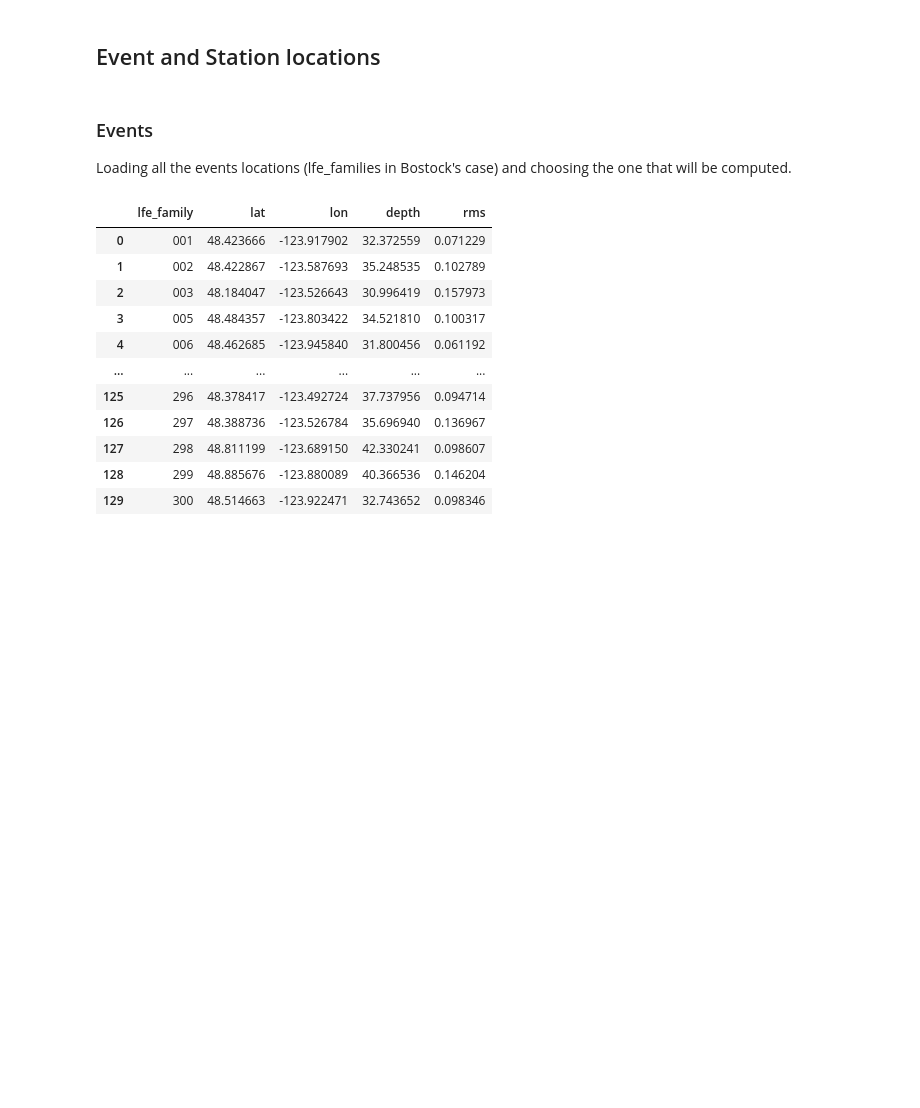
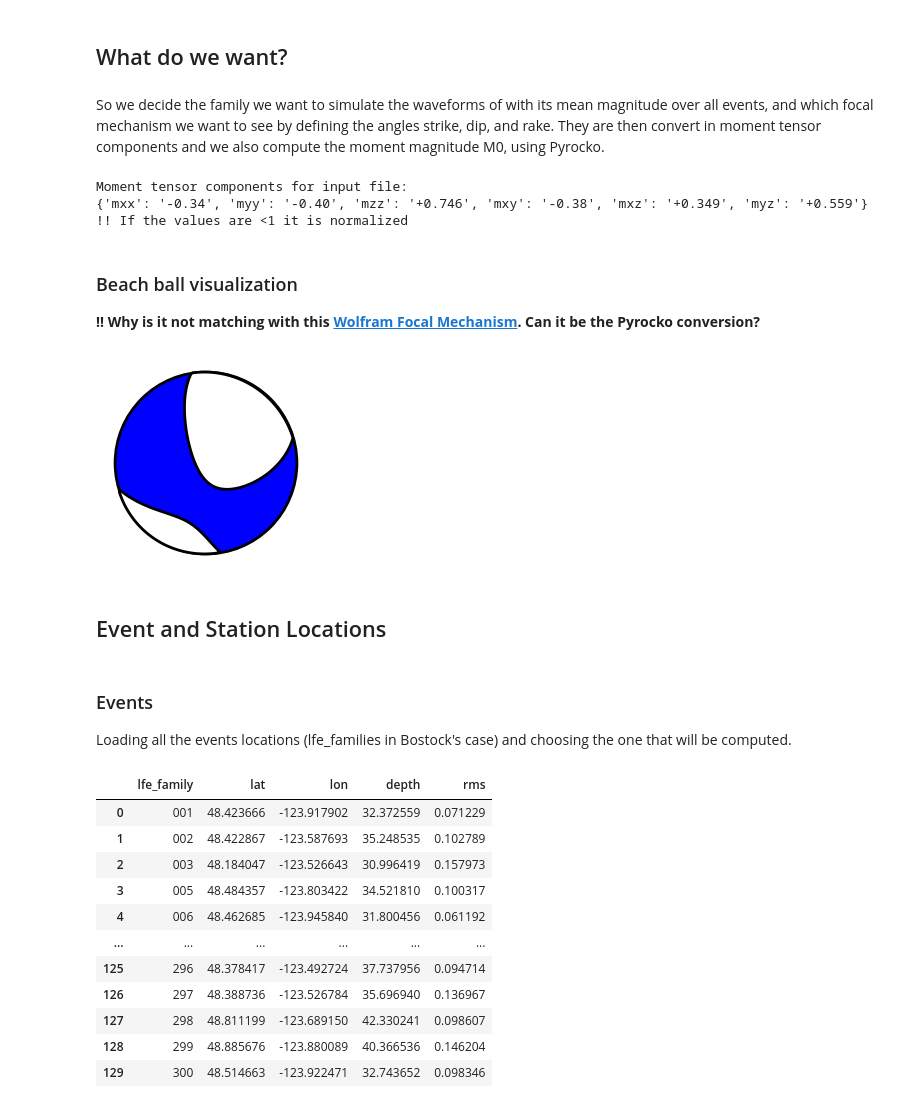
Before and after one commit to papinlois/sw4, a Jupyter notebook: project/ProblemSetup.ipynb, the cells around one changed output. Cells and saved outputs as stored; diff of their text form; code cells hidden in the pictures; blank space fills up the shorter version.

```diff
--- a/project/ProblemSetup.ipynb
+++ b/project/ProblemSetup.ipynb
@@ -31,3 +33,7 @@ use_velocity3D=True
 # output formats
 usgsformat=0 # 1 to output textfiles, 0 to sepress output
 sacformat=1 # 1 to output sac files, 0 to supress output
+# %% [markdown]
+## What do we want?
+# %% [markdown]
+So we decide the family we want to simulate the waveforms of with its mean magnitude over all events, and which focal mechanism we want to see by defining the angles strike, dip, and rake. They are then convert in moment tensor components and we also compute the moment magnitude M0, using Pyrocko.
@@ -34,5 +49,24 @@ sacformat=1 # 1 to output sac files, 0 to supress output
+# %%
+moment_tensor, m0 = calculate_moment_tensor(strike, dip, rake, magnitude=Mw)
+print("Moment tensor components for input file:")
+print(moment_tensor)
+print("!! If the values are <1 it is normalized")
+# %% [output]
+Moment tensor components for input file:
+{'mxx': '-0.34', 'myy': '-0.40', 'mzz': '+0.746', 'mxy': '-0.38', 'mxz': '+0.349', 'myz': '+0.559'}
+!! If the values are <1 it is normalized
+# %% [markdown]
+### Beach ball visualization
+
+**!! Why is it not matching with this [Wolfram Focal Mechanism](https://demonstrations.wolfram.com/EarthquakeFocalMechanism/). Can it be the Pyrocko conversion?**
+# %%
+desired_order = ['mxx', 'mxy', 'mxz', 'myy', 'myz', 'mzz']
+moment_list = [float(moment_tensor[comp]) for comp in desired_order]
+f1=beachball(moment_list)
+# %% [output]
+[figure, added]
 # %% [markdown]
-## Event and Station locations
+## Event and Station Locations
 # %% [markdown]
 ### Events
 
```
Also changed, not shown: parts of 44 cells of this notebook.
